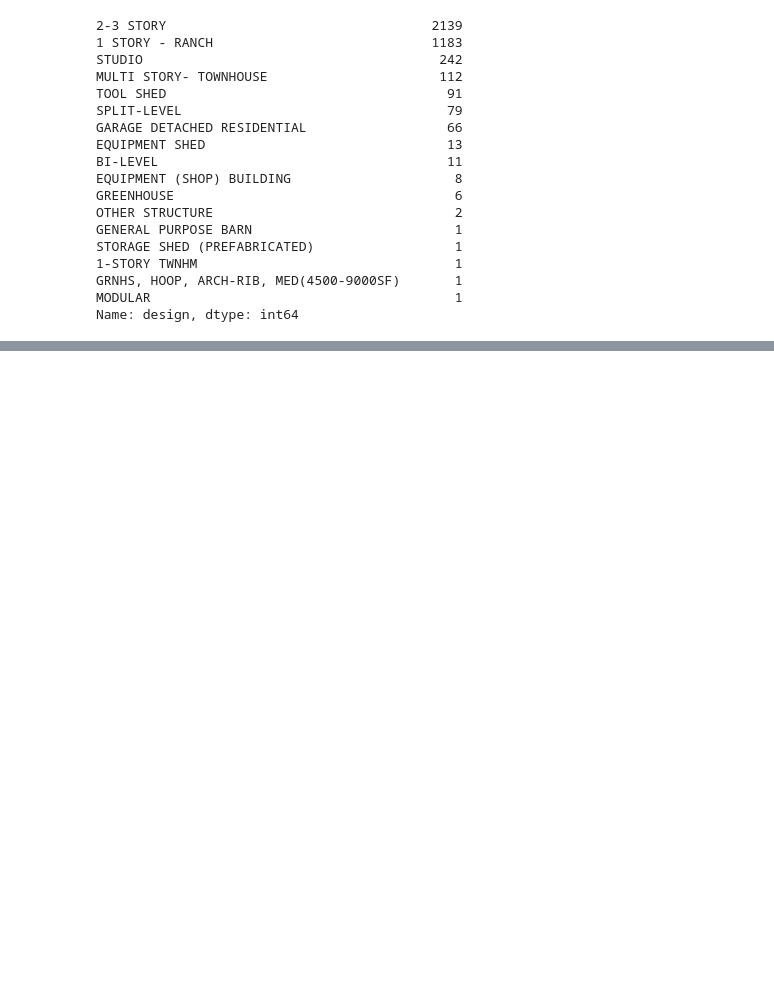
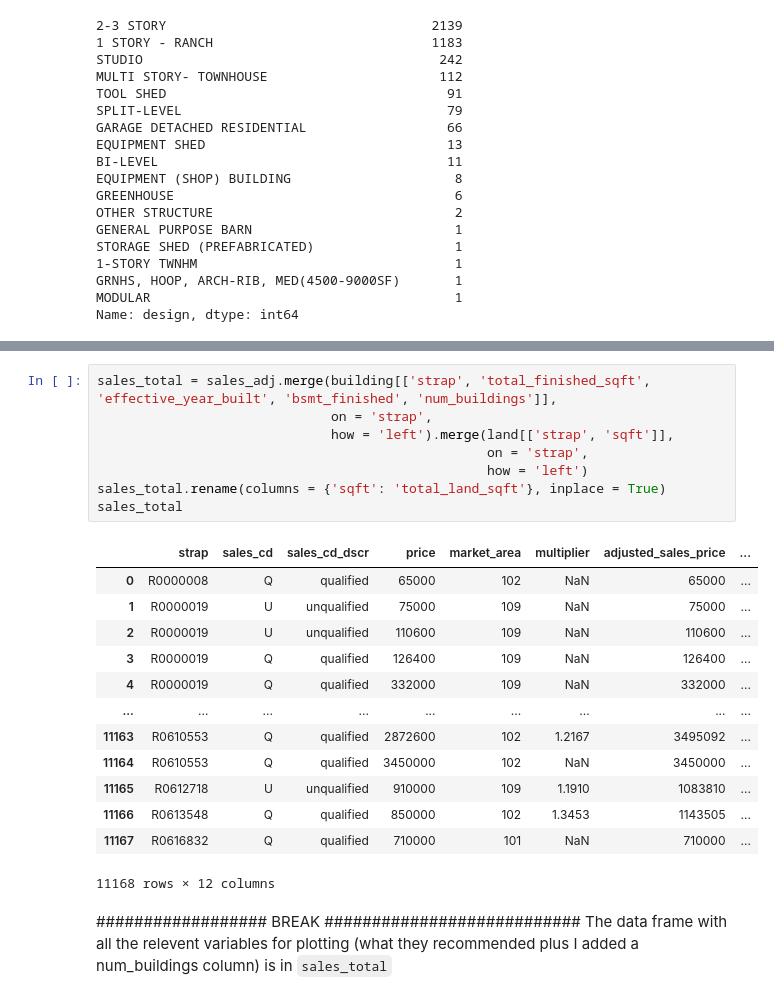
Before and after one commit to JakeMachulcz/Boulder-CO-Market-Value-EDA---KNN-Predictor, a Jupyter notebook: final_project.ipynb, the cells around one changed output, grey strips where cells are left out. Drawn from its saved outputs; the diff is of its cells as text; blank space fills up the shorter version.

Commit message:
Merged the most important varaibles to "sales_total"

```diff
--- a/final_project.ipynb
+++ b/final_project.ipynb
@@ -625,0 +627,25 @@ Name: design, dtype: int64
+# %%
+sales_total = sales_adj.merge(building[['strap', 'total_finished_sqft', 'effective_year_built', 'bsmt_finished', 'num_buildings']],
+                              on = 'strap',
+                              how = 'left').merge(land[['strap', 'sqft']],
+                                                  on = 'strap',
+                                                  how = 'left')
+sales_total.rename(columns = {'sqft': 'total_land_sqft'}, inplace = True)
+sales_total
+# %% [output]
+|  | strap | sales_cd | sales_cd_dscr | price | market_area | multiplier | adjusted_sales_price | ... |
+| 0 | R0000008 | Q | qualified | 65000 | 102 | NaN | 65000 | ... |
+| 1 | R0000019 | U | unqualified | 75000 | 109 | NaN | 75000 | ... |
+| 2 | R0000019 | U | unqualified | 110600 | 109 | NaN | 110600 | ... |
+| 3 | R0000019 | Q | qualified | 126400 | 109 | NaN | 126400 | ... |
+| 4 | R0000019 | Q | qualified | 332000 | 109 | NaN | 332000 | ... |
+| ... | ... | ... | ... | ... | ... | ... | ... | ... |
+| 11163 | R0610553 | Q | qualified | 2872600 | 102 | 1.2167 | 3495092 | ... |
+| 11164 | R0610553 | Q | qualified | 3450000 | 102 | NaN | 3450000 | ... |
+| 11165 | R0612718 | U | unqualified | 910000 | 109 | 1.1910 | 1083810 | ... |
+| 11166 | R0613548 | Q | qualified | 850000 | 102 | 1.3453 | 1143505 | ... |
+| 11167 | R0616832 | Q | qualified | 710000 | 101 | NaN | 710000 | ... |
+11168 rows × 12 columns
+# %% [markdown]
+################## BREAK ########################### </br>
+The data frame with all the relevent variables for plotting (what they recommended plus I added a num_buildings column) is in `sales_total`
```
Also changed, not shown: parts of 2 cells of this notebook.
